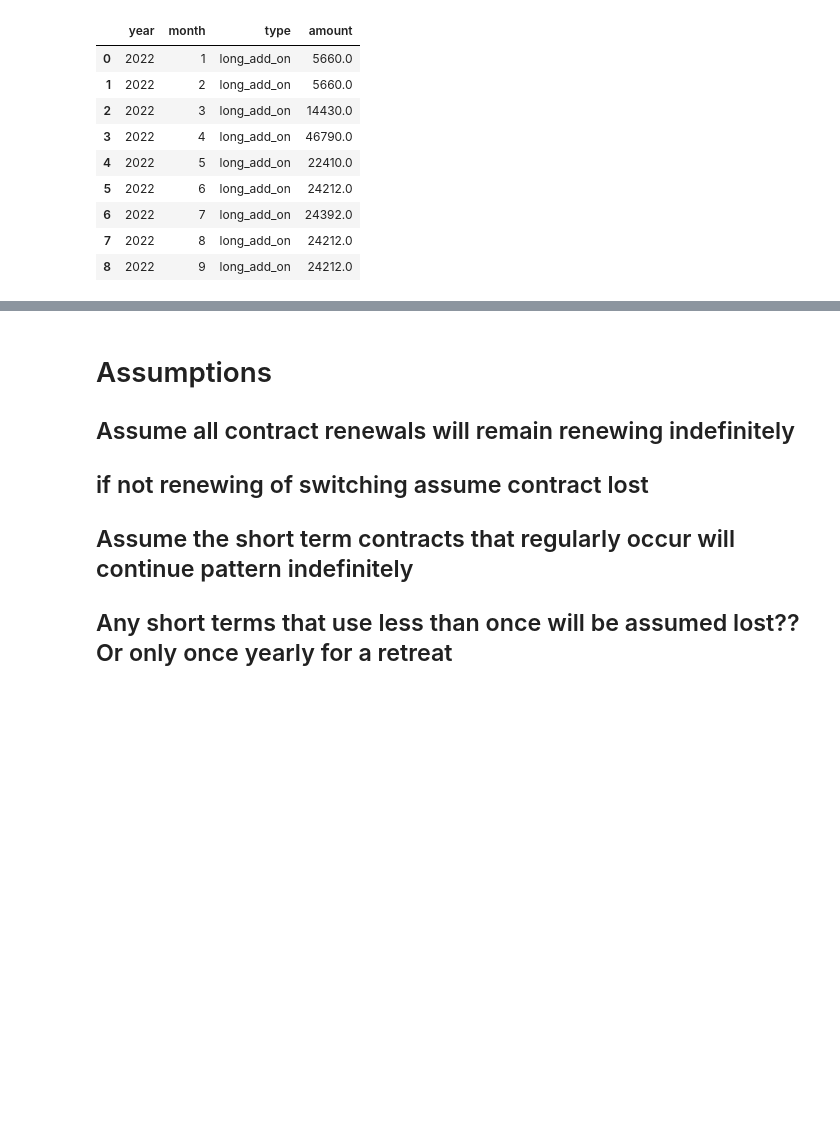
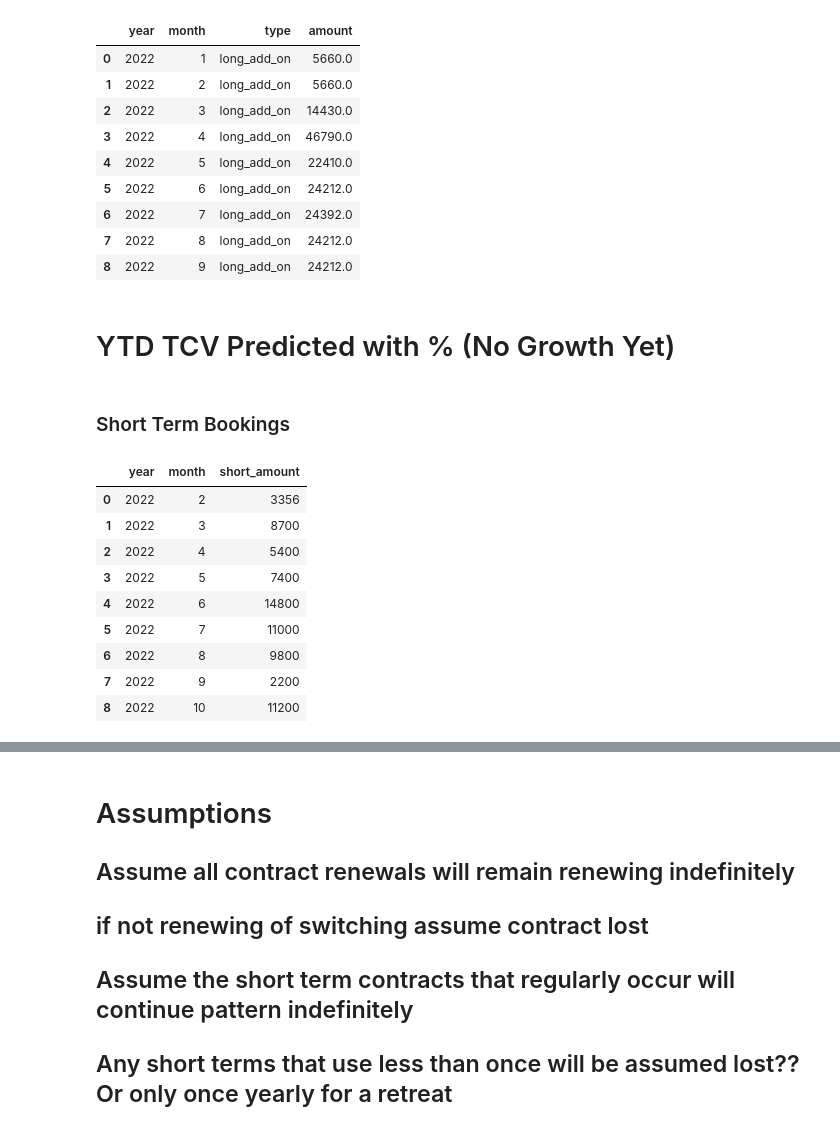
Before and after one commit to njw27/codi_pres, a Jupyter notebook: codi_nb.ipynb, the cells around one changed output, grey strips where cells are left out. Cells and saved outputs as stored; diff of their text form; code cells hidden in the pictures; blank space fills up the shorter version.

```diff
--- a/codi_nb.ipynb
+++ b/codi_nb.ipynb
@@ -1093,3 +1096,26 @@ add_on_long_monthly_q3
 | 6 | 2022 | 7 | long_add_on | 24392.0 |
 | 7 | 2022 | 8 | long_add_on | 24212.0 |
 | 8 | 2022 | 9 | long_add_on | 24212.0 |
+# %% [markdown]
+# YTD TCV Predicted with % (No Growth Yet)
+# %% [markdown]
+### Short Term Bookings
+# %%
+short_monthly_all =short_monthly.reset_index()
+short_monthly_all = short_monthly_all[["year", "month", "amount"]]
+short_monthly_all = short_monthly_all.rename(columns={"amount": "short_amount"})
+
+short_monthly_all
+
+# Find  monthly % of total revenue for 2022 then calc thru 24
+# %% [output]
+|  | year | month | short_amount |
+| 0 | 2022 | 2 | 3356 |
+| 1 | 2022 | 3 | 8700 |
+| 2 | 2022 | 4 | 5400 |
+| 3 | 2022 | 5 | 7400 |
+| 4 | 2022 | 6 | 14800 |
+| 5 | 2022 | 7 | 11000 |
+| 6 | 2022 | 8 | 9800 |
+| 7 | 2022 | 9 | 2200 |
+| 8 | 2022 | 10 | 11200 |
```
Also changed, not shown: parts of 13 cells of this notebook, 2 other files.
